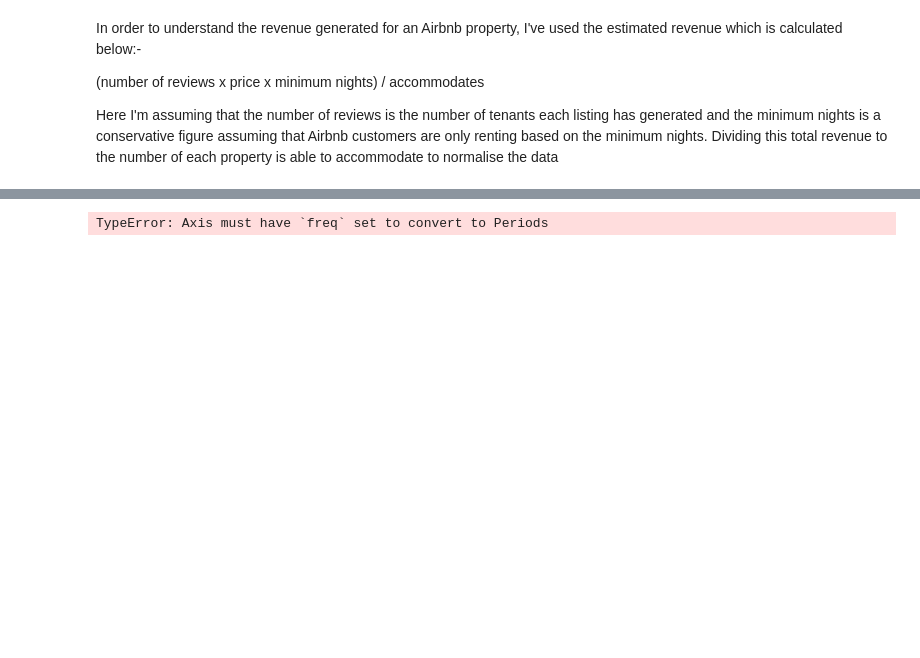
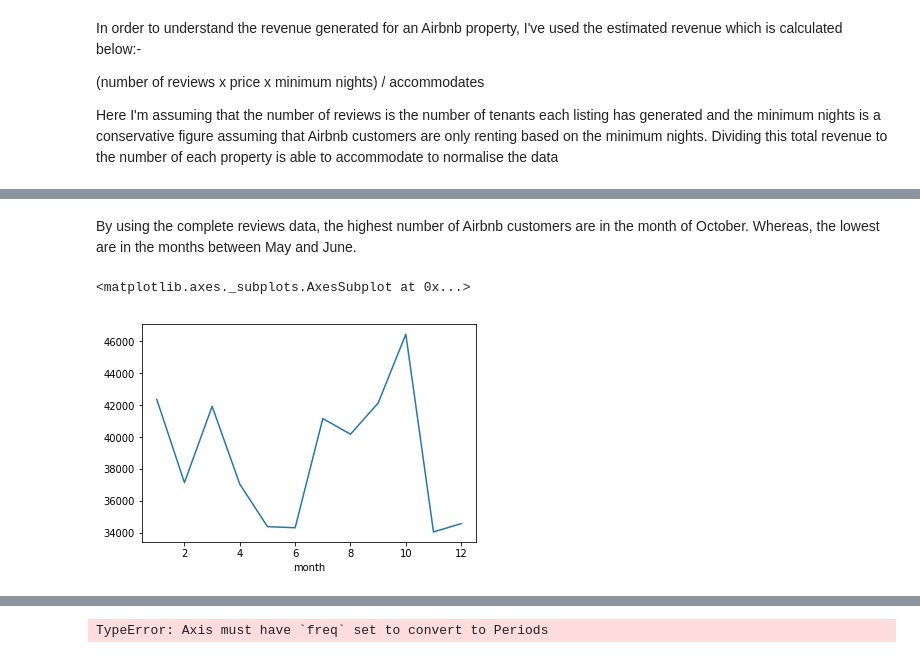
Before and after one commit to emgoh/CapstoneProject, a Jupyter notebook: 5.2 Data Storytelling.ipynb, the cells around one changed output, grey strips where cells are left out. Cells and saved outputs as stored; diff of their text form; code cells hidden in the pictures; blank space fills up the shorter version.

```diff
--- a/5.2 Data Storytelling.ipynb
+++ b/5.2 Data Storytelling.ipynb
@@ -198,0 +1,10 @@ new_data.head()
+# %%
+import pandas as pd
+import numpy as np
+import matplotlib.pyplot as plt
+import seaborn as sns
+
+#obtaining review data to understand the frequency of customers staying in a particular listing
+reviews=pd.read_csv("reviews.csv")
+reviews['date']=pd.to_datetime(reviews['date'])
+reviews.head()
@@ -217,0 +50,10 @@ TypeError: <class 'pandas._libs.tslibs.period.Period'> is not convertible to dat
+# %% [markdown]
+By using the complete reviews data, the highest number of Airbnb customers are in the month of October. Whereas, the lowest are in the months between May and June.
+# %%
+#reviews['date']=pd.to_datetime(reviews['date'])
+listing_dates["month"]=reviews["date"].dt.month
+graphed=listing_dates.groupby("month").count()
+graphed.plot()
+# %% [output]
+<matplotlib.axes._subplots.AxesSubplot at 0x...>
+[figure, added]
```
Also changed, not shown: parts of 11 cells of this notebook.
